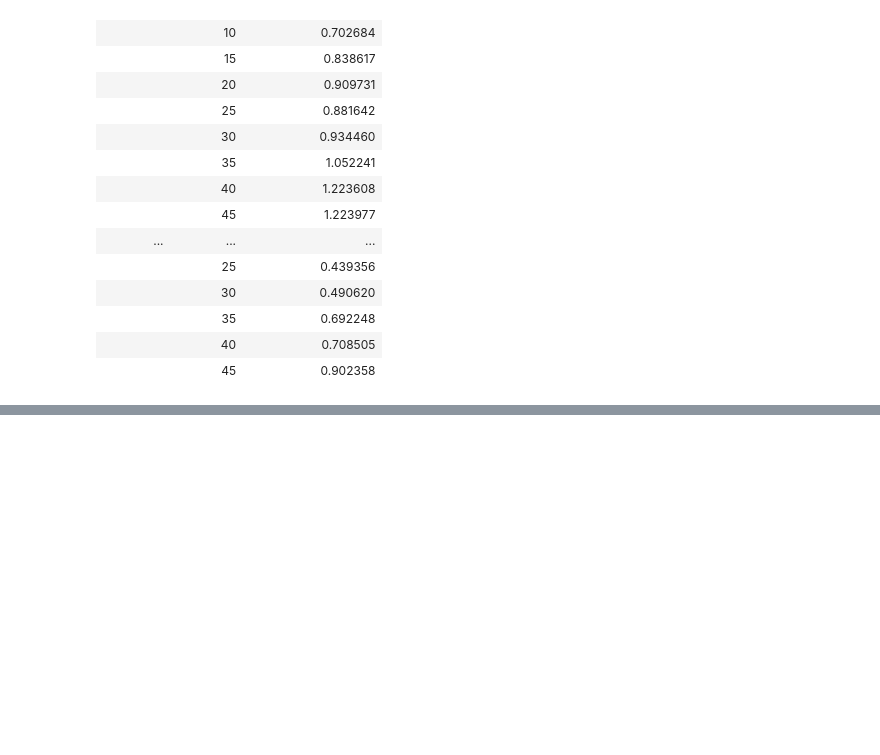
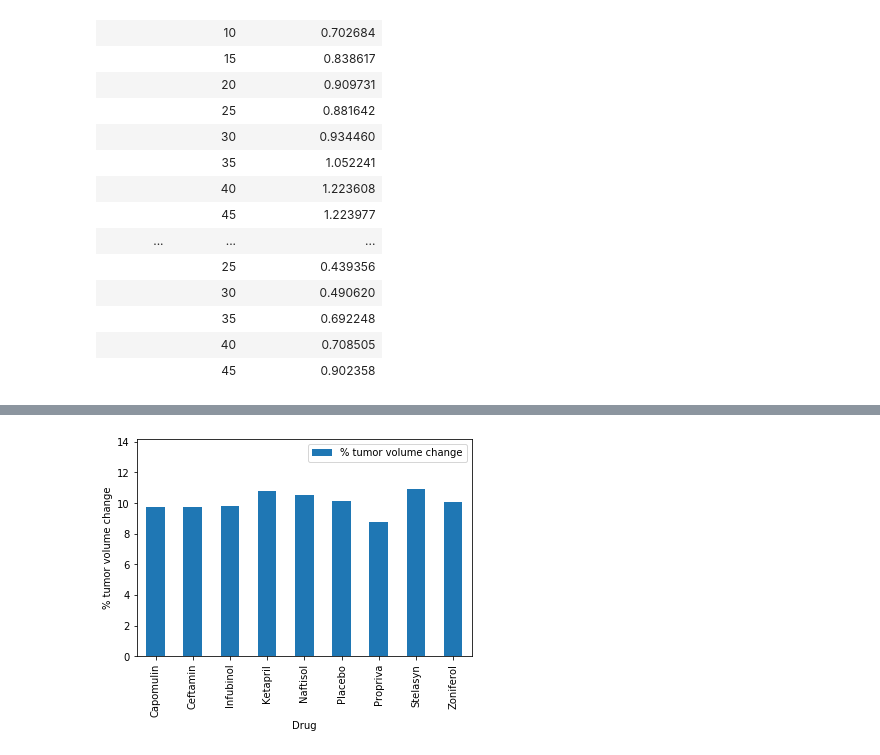
Before and after one commit to Pablo5653/matplotlib-challenge, a Jupyter notebook: HW.ipynb, the cells around one changed output, grey strips where cells are left out. Cells and saved outputs as stored; diff of their text form; code cells hidden in the pictures; blank space fills up the shorter version.

```diff
--- a/HW.ipynb
+++ b/HW.ipynb
@@ -283,0 +474,21 @@ plt.show()
+# %%
+#fig, ax = plt.subplots()
+
+Drug = ["Capomulin","Ceftamin","Infubinol","Ketapril","Naftisol","Placebo","Propriva","Stelasyn","Zoniferol"]
+tumor_volumen_change = [9.725754,9.731792,9.799660,10.795362,10.505703,10.167222,8.757392,10.912142,10.072584]
+
+Vol_change_data =pd.DataFrame({"Drug":Drug,
+                              "% tumor volume change":tumor_volumen_change})
+
+#Vol_change_data_df = pd.DataFrame(Vol_change_df)
+
+ax = Vol_change_data.plot.bar("Drug", "% tumor volume change")
+
+
+ax.set_xlabel("Drug")
+ax.set_ylabel("% tumor volume change")
+ax.margins(x=0, y=0.3)
+
+plt.show()
+# %% [output]
+[figure, added]
```
Also changed, not shown: parts of 10 cells of this notebook.
